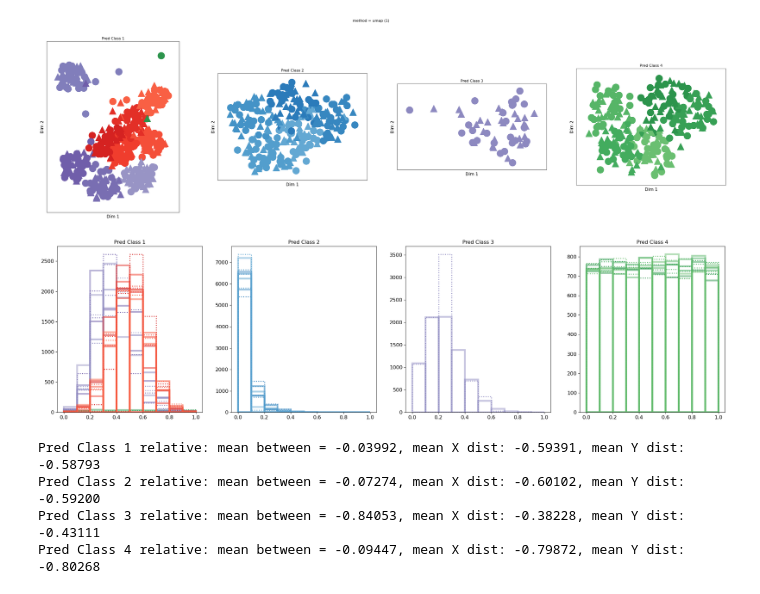
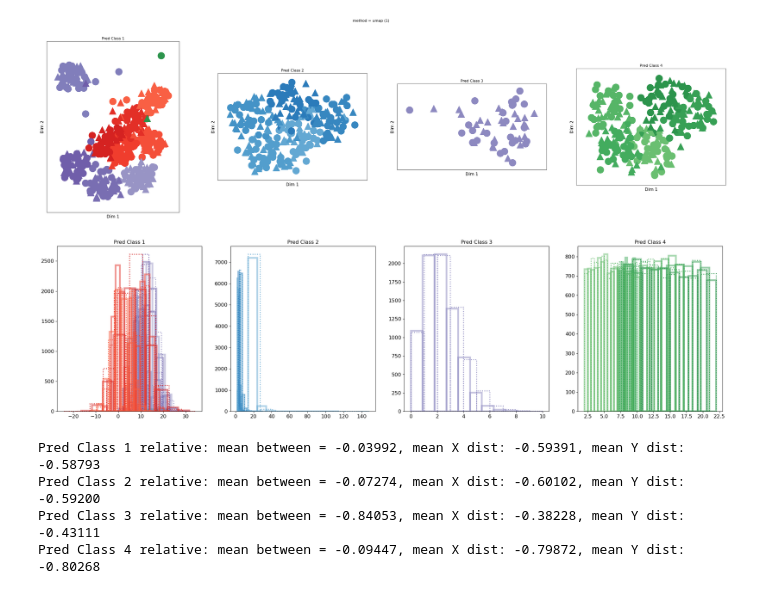
Before and after one commit to AlexiaNomena/MIASA, a Jupyter notebook: miasa_Helper_Dist.ipynb, the cells around one changed output. Saved outputs shown, nothing was run; the diff lists cells and outputs as text; code cells hidden in the pictures.

```diff
--- a/miasa_Helper_Dist.ipynb
+++ b/miasa_Helper_Dist.ipynb
@@ -252,6 +252,7 @@ pdf2.close()
 # %%
 """Plot histograms of predicted clusters"""
 import matplotlib.pyplot as plt
+import numpy.ma as ma
 import pdb
 
 hist_fig = plt.figure(figsize = (7*4, 7))
@@ -270,37 +271,35 @@ for i in range(len(unique_pred)):
         sub_y = []
         col_j = unique_cols[j, :]
         for s in range(len(where_i)):
             wi = where_i[s]
             if np.all(true_colors[wi, :] == col_j):
                 if wi < len(X_vars):
                     sub_x.append(X[wi, :])
                 else:
                     sub_y.append(Y[wi - len(X_vars), :])
 
         if len(sub_x) !=0:
             data = np.array(sub_x).flatten()
-            ### normalize because only the heights of the histograms is used in the Histogram similarity
-            data = (data - np.min(data))/(np.max(data) - np.min(data))
             plt.hist(data, bins = 10,
              edgecolor = tuple(col_j),
              color = tuple(col_j),
              fill = False,
              linewidth = 4,
              ls = "-",
              alpha = 0.5,
                 )
+
         if len(sub_y) != 0:
             data = np.array(sub_y).flatten()
-            data = (data - np.min(data))/(np.max(data) - np.min(data))
             plt.hist(data,
              edgecolor = tuple(col_j), bins = 10,
              fill = False,
              linewidth = 2,
              ls = ":"
            )
 plt.show()
 # %% [output]
-[figure, old version]
+[figure, new version]
 # %%
 """Print average distances for each Predicted sample"""
 unique_pred = np.unique(Id_Class["Class_pred"])
```
Also changed, not shown: parts of 3 cells of this notebook, 5 other files.
